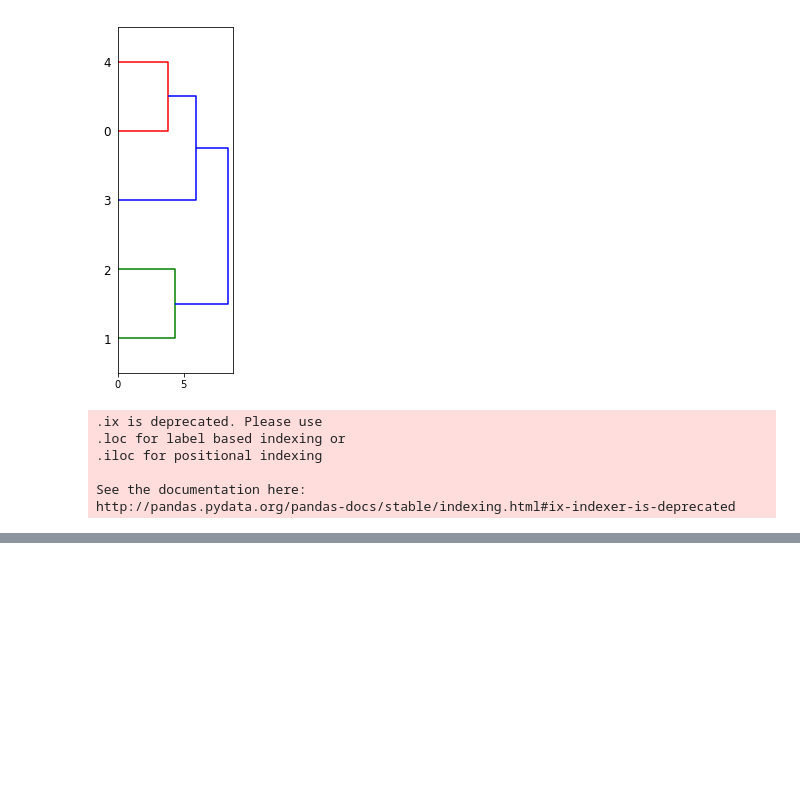
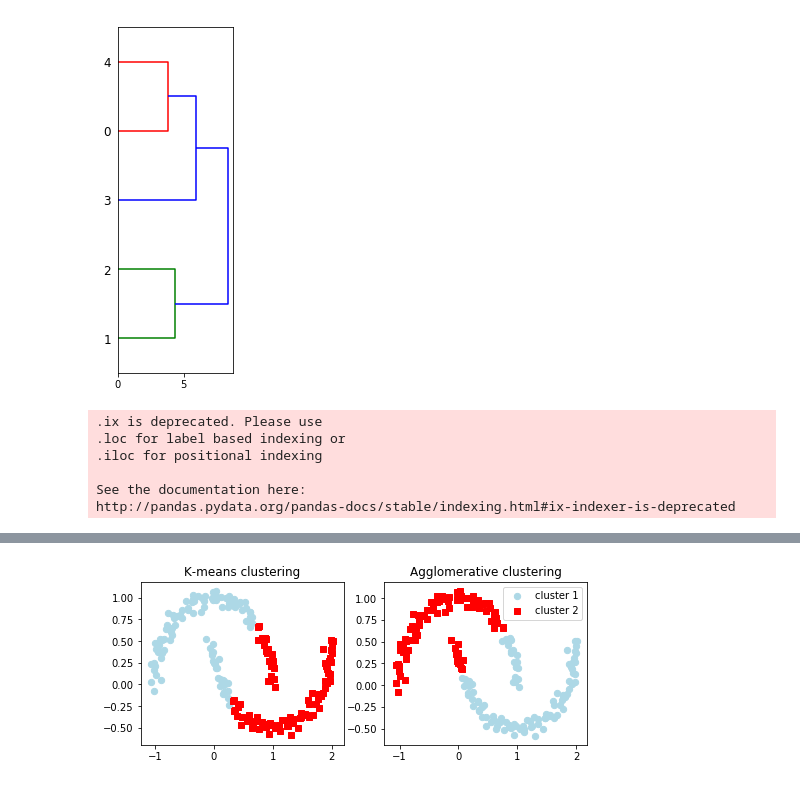
Before and after one commit to almoskowitz/Raschka_MLBook, a Jupyter notebook: Chapter 11 Cluster Analysis.ipynb, the cells around one changed output, grey strips where cells are left out. Drawn from its saved outputs; the diff is of its cells as text; code cells hidden in the pictures; blank space fills up the shorter version.

```diff
--- a/Chapter 11 Cluster Analysis.ipynb
+++ b/Chapter 11 Cluster Analysis.ipynb
@@ -343,0 +369,39 @@ Cluster labels: [0 1 1 0 0]
+# %%
+# First use kmeans and complete linkage clustering to see how it does
+f, (ax1, ax2) = plt.subplots(1, 2, figsize = (8,3))
+km = KMeans(n_clusters = 2, random_state=0)
+y_km = km.fit_predict(X)
+ax1.scatter(X[y_km==0,0],
+           X[y_km==0,1],
+           c='lightblue',
+           marker = 'o',
+           s=40,
+           label = 'cluster 1')
+ax1.scatter(X[y_km==1,0],
+           X[y_km==1,1],
+           c='red',
+           marker = 's',
+           s=40,
+           label = 'cluster 2')
+ax1.set_title('K-means clustering')
+ac = AgglomerativeClustering(n_clusters=2, affinity='euclidean', linkage='complete')
+y_ac = ac.fit_predict(X)
+
+
+ax2.scatter(X[y_ac==0,0],
+           X[y_ac==0,1],
+           c='lightblue',
+           marker = 'o',
+           s=40,
+           label = 'cluster 1')
+ax2.scatter(X[y_ac==1,0],
+           X[y_ac==1,1],
+           c='red',
+           marker = 's',
+           s=40,
+           label = 'cluster 2')
+ax2.set_title('Agglomerative clustering')
+plt.legend()
+plt.show()
+# %% [output]
+[figure, added]
```
Also changed, not shown: parts of 5 cells of this notebook.
